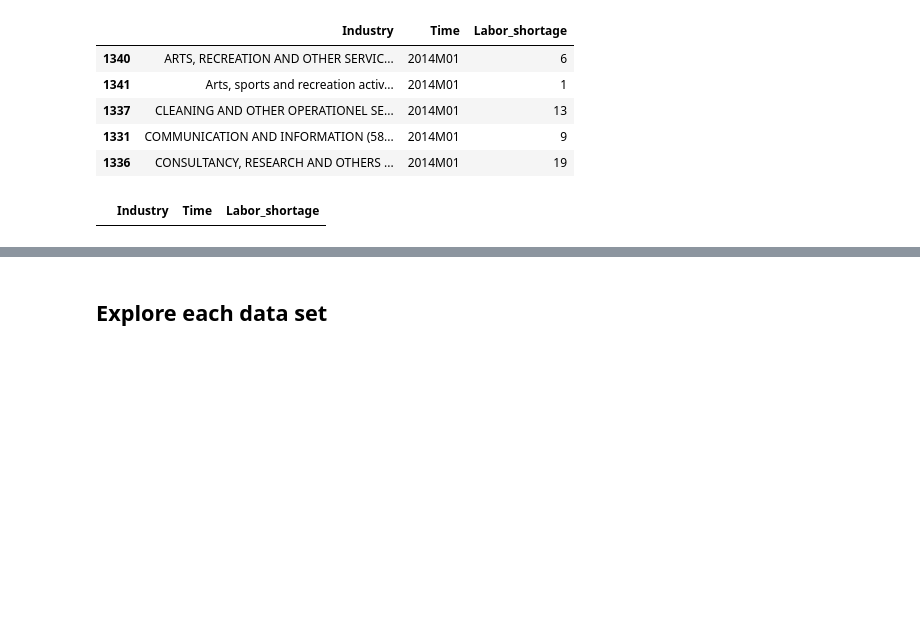
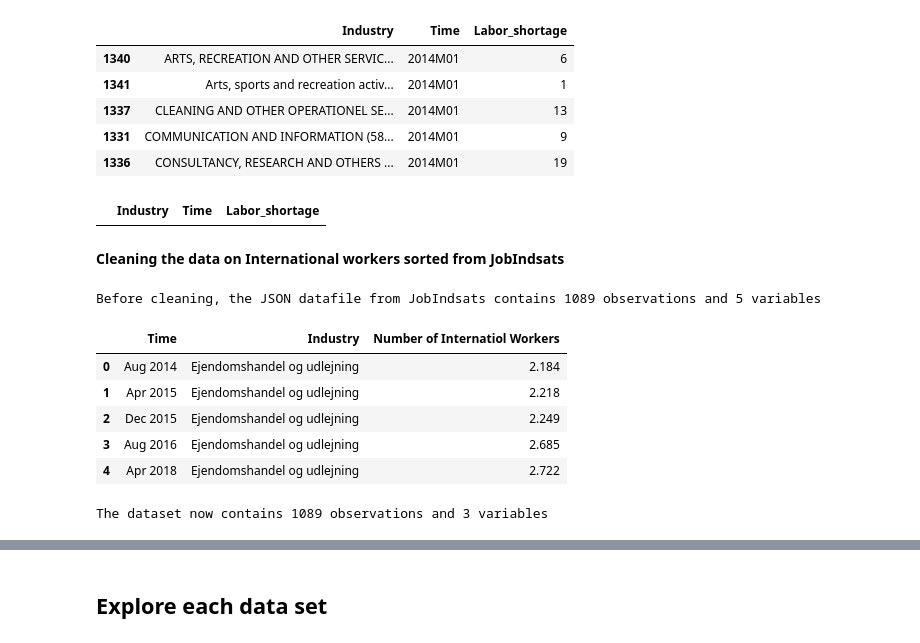
Before and after one commit to NumEconCopenhagen/Projects_2024_Emma-Anna-Oscar, a Jupyter notebook: dataproject/dataproject.ipynb, the cells around one changed output, grey strips where cells are left out. Drawn from its saved outputs; the diff is of its cells as text; code cells hidden in the pictures; blank space fills up the shorter version.

```diff
--- a/dataproject/dataproject.ipynb
+++ b/dataproject/dataproject.ipynb
@@ -385,3 +385,33 @@ lab_short_service.loc[I, :]
 |  | Industry | Time | Labor_shortage |
 # %%
 lab_short_service.pivot(index='Time', columns='Industry', values='Labor_shortage')
+# %% [markdown]
+**Cleaning the data on International workers sorted from JobIndsats**
+# %%
+# Now mowing on to the data from Jobindsats.
+print(f'Before cleaning, the JSON datafile from JobIndsats contains {int_lb.shape[0]} observations and {int_lb.shape[1]} variables')
+
+# Copying the DataFrame, which we will clean, incase we need the original data.
+int_lb_copy = int_lb.copy()
+
+# As we've only extracted the data from 2014 and after, we do not need to drop any time-dependent variables.
+# Firstly, we don't need the second and last column, so we drop these.
+int_lb_copy.drop(1, axis=1, inplace=True)
+int_lb_copy.drop(4, axis=1, inplace=True)
+
+# As seen above, the columns are currently named 0,1,...,4. This doesn't say a lot, so we rename all columns:
+int_lb_copy.rename(columns = {0:'Time'}, inplace=True)
+int_lb_copy.rename(columns= {2:'Industry'}, inplace=True)
+int_lb_copy.rename(columns={3:'Number of Internatiol Workers'}, inplace=True)
+
+display(int_lb_copy.head(5))
+print(f'The dataset now contains {int_lb_copy.shape[0]} observations and {int_lb_copy.shape[1]} variables')
+# %% [output]
+Before cleaning, the JSON datafile from JobIndsats contains 1089 observations and 5 variables
+|  | Time | Industry | Number of Internatiol Workers |
+| 0 | Aug 2014 | Ejendomshandel og udlejning | 2.184 |
+| 1 | Apr 2015 | Ejendomshandel og udlejning | 2.218 |
+| 2 | Dec 2015 | Ejendomshandel og udlejning | 2.249 |
+| 3 | Aug 2016 | Ejendomshandel og udlejning | 2.685 |
+| 4 | Apr 2018 | Ejendomshandel og udlejning | 2.722 |
+The dataset now contains 1089 observations and 3 variables
```
Also changed, not shown: parts of 2 cells of this notebook.
